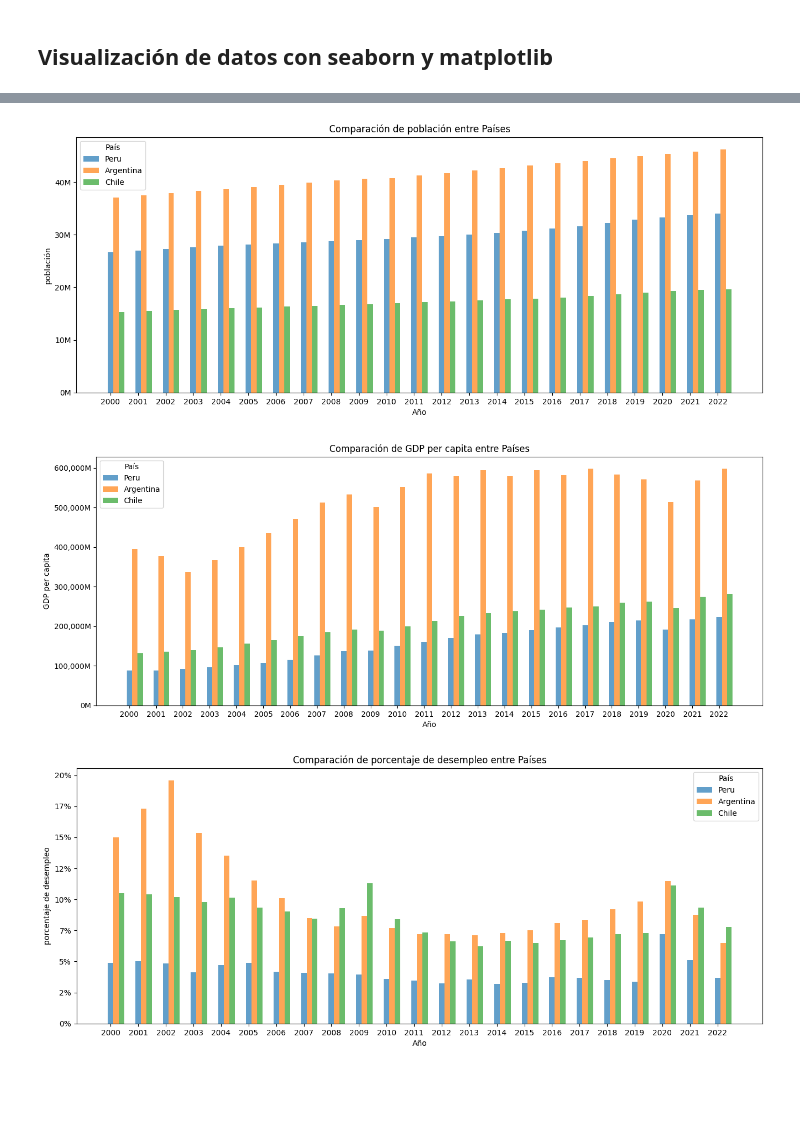
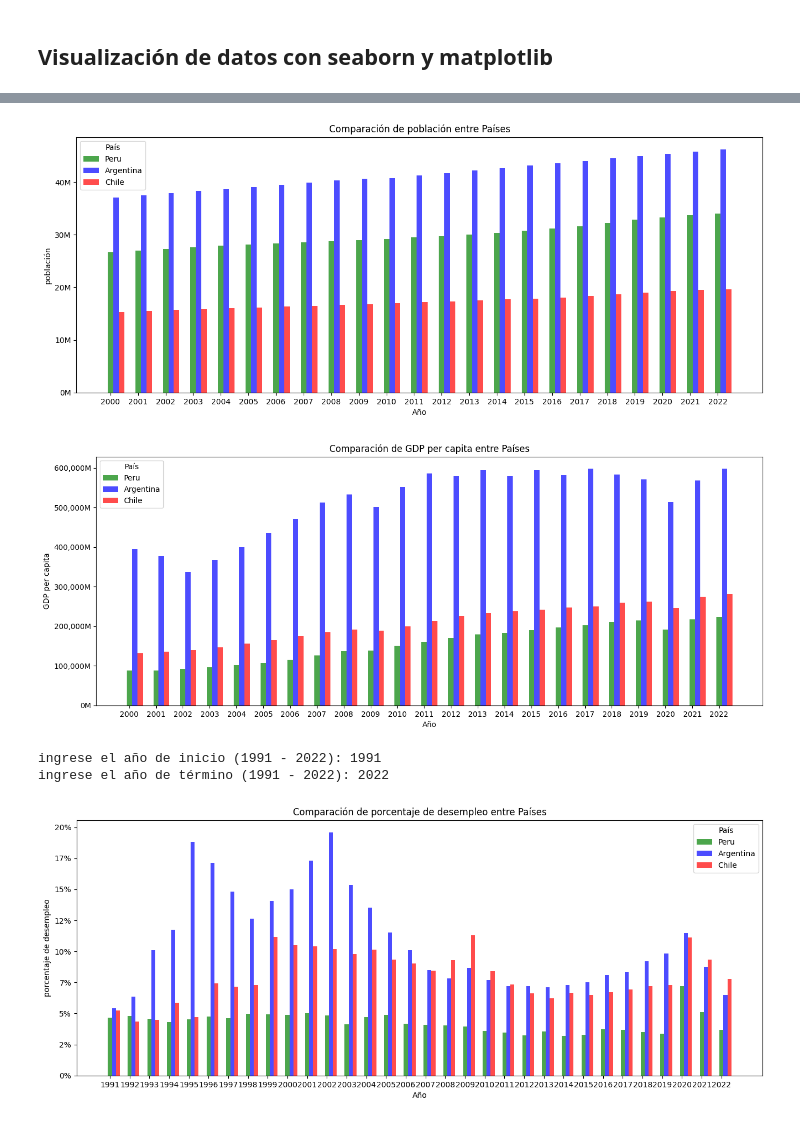
Before and after one commit to Tatoloops/PublicRepository, a Jupyter notebook: Python/Taller3.ipynb, the cells around one changed output, grey strips where cells are left out. Saved outputs shown, nothing was run; the diff lists cells and outputs as text; code cells hidden in the pictures; blank space fills up the shorter version.

```diff
--- a/Python/Taller3.ipynb
+++ b/Python/Taller3.ipynb
@@ -106,45 +118,54 @@ import numpy as np
 # %%
 def data_comparison(data, year_start, year_end, country_list, column_to_compare):
-
     # Filtrar el DataFrame según el rango de años y la lista de países
     filtered_data = data[(data['year'] >= year_start) & (data['year'] <= year_end) & (data['country'].isin(country_list))]
+
+    # Colores personalizados para cada país
+    country_colors = {'Peru': 'green', 'Argentina': 'blue', 'Chile': 'red'}
 
     # Crear el gráfico de barras
     fig, ax = plt.subplots(figsize=(16, 6))
 
     # Barra para cada país en cada año
     for i, country in enumerate(country_list):
         subset_data = filtered_data[filtered_data['country'] == country]
-        ax.bar(subset_data['year'] + 0.2 * i, subset_data[column_to_compare], width=0.2, label=country, alpha=0.7)
+        ax.bar(subset_data['year'] + 0.2 * i, subset_data[column_to_compare], width=0.2, label=country, color=country_colors[country], alpha=0.7)
 
     # Configurar etiquetas en el eje X
     ax.set_xticks(np.arange(year_start, year_end + 1))
     ax.set_xticklabels(np.arange(year_start, year_end + 1))
 
-    #Configurar etiquetas y formatear tipo de valores sobre el eje Y
-    if    column_to_compare == "pop":
-      columnName="población" ;
-      ax.yaxis.set_major_formatter(ticker.FuncFormatter(lambda x, _: f'{int(x / 1e6):,}M'))
-    elif  column_to_compare == "gdp_c":
-      columnName="GDP per capita"
-      ax.yaxis.set_major_formatter(ticker.FuncFormatter(lambda x, _: f'{int(x / 1e6):,}M'))
-    elif  column_to_compare == "unemployment_r":
-      columnName="porcentaje de desempleo"
-      ax.yaxis.set_major_formatter(ticker.FuncFormatter(lambda x, _: f'{int(x):,}%'))
+    # Configurar etiquetas y formatear tipo de valores sobre el eje Y
+    if column_to_compare == "pop":
+        columnName = "población"
+        ax.yaxis.set_major_formatter(ticker.FuncFormatter(lambda x, _: f'{int(x / 1e6):,}M'))
+    elif column_to_compare == "gdp_c":
+        columnName = "GDP per capita"
+        ax.yaxis.set_major_formatter(ticker.FuncFormatter(lambda x, _: f'{int(x / 1e6):,}M'))
+    elif column_to_compare == "unemployment_r":
+        columnName = "porcentaje de desempleo"
+        ax.yaxis.set_major_formatter(ticker.FuncFormatter(lambda x, _: f'{int(x):,}%'))
 
     # Configurar etiquetas y leyenda
     ax.set_xlabel('Año')
     ax.set_ylabel(f'{columnName}')
     ax.set_title(f'Comparación de {columnName} entre Países')
     ax.legend(title='País')
 
     # Mostrar el gráfico
     plt.show()
 
-data_comparison(dataFrame, 2000, 2022, ['Peru', 'Argentina','Chile'], 'pop')
-data_comparison(dataFrame, 2000, 2022, ['Peru', 'Argentina','Chile'], 'gdp_c')
-data_comparison(dataFrame, 2000, 2022, ['Peru', 'Argentina','Chile'], 'unemployment_r')
+# Generando gráficos
+data_comparison(dataFrame, 2000, 2022, ['Peru', 'Argentina', 'Chile'], 'pop')
+data_comparison(dataFrame, 2000, 2022, ['Peru', 'Argentina', 'Chile'], 'gdp_c')
+
+year0 = int(input("ingrese el año de inicio (1991 - 2022): "))
+year1 = int(input("ingrese el año de término (1991 - 2022): "))
+
+data_comparison(dataFrame, year0, year1, ['Peru', 'Argentina', 'Chile'], 'unemployment_r')
 # %% [output]
-[figure, old version]
+[figure, new version]
-[figure, old version]
+[figure, new version]
+ingrese el año de inicio (1991 - 2022): 1991
+ingrese el año de término (1991 - 2022): 2022
-[figure, old version]
+[figure, new version]
```
Also changed, not shown: parts of 10 cells of this notebook.
